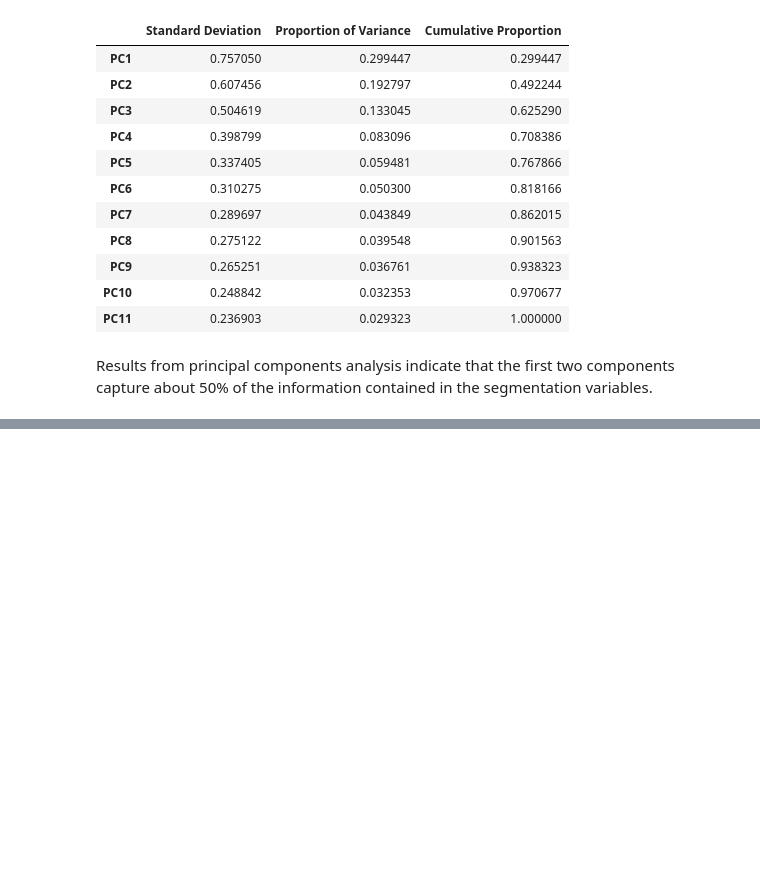
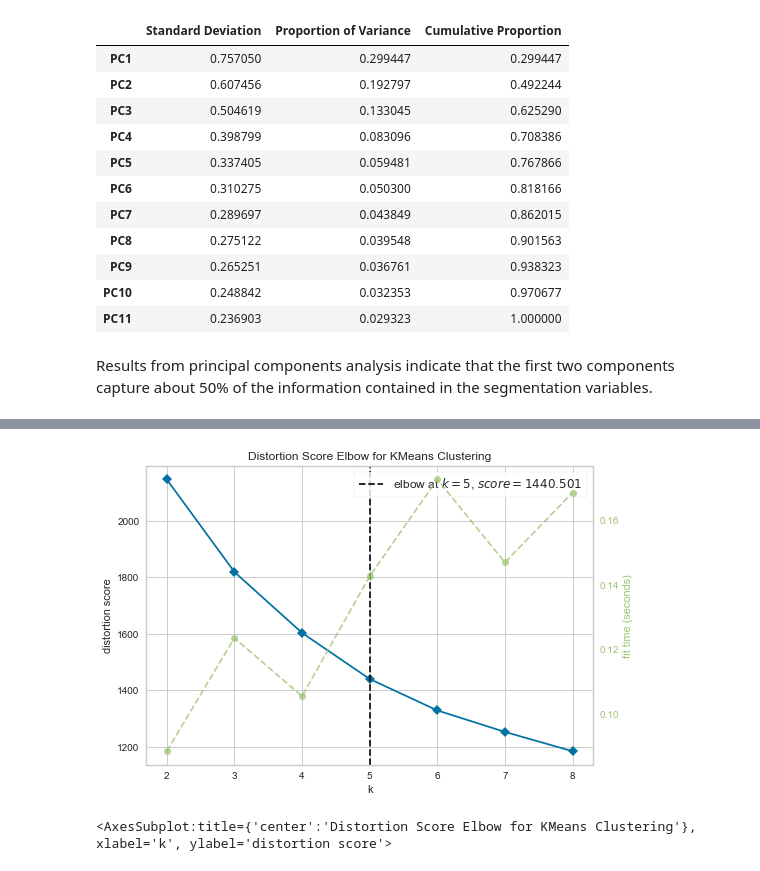
Before and after one commit to p-sachin/market_segmentation_analysis, a Jupyter notebook: market_segmentation_analysis.ipynb, the cells around one changed output, grey strips where cells are left out. Saved outputs shown, nothing was run; the diff lists cells and outputs as text; code cells hidden in the pictures; blank space fills up the shorter version.

```diff
--- a/market_segmentation_analysis.ipynb
+++ b/market_segmentation_analysis.ipynb
@@ -134,0 +164,10 @@ InvalidIndexError: (slice(None, None, None), 0)
+# %%
+#Using k-means clustering analysis
+from sklearn.cluster import KMeans
+from yellowbrick.cluster import KElbowVisualizer
+model = KMeans()
+visualizer = KElbowVisualizer(model, k=(2,9)).fit(df_transformed[cat_col_names])
+visualizer.show()
+# %% [output]
+[figure, added]
+<AxesSubplot:title={'center':'Distortion Score Elbow for KMeans Clustering'}, xlabel='k', ylabel='distortion score'>
```
Also changed, not shown: parts of 17 cells of this notebook.
